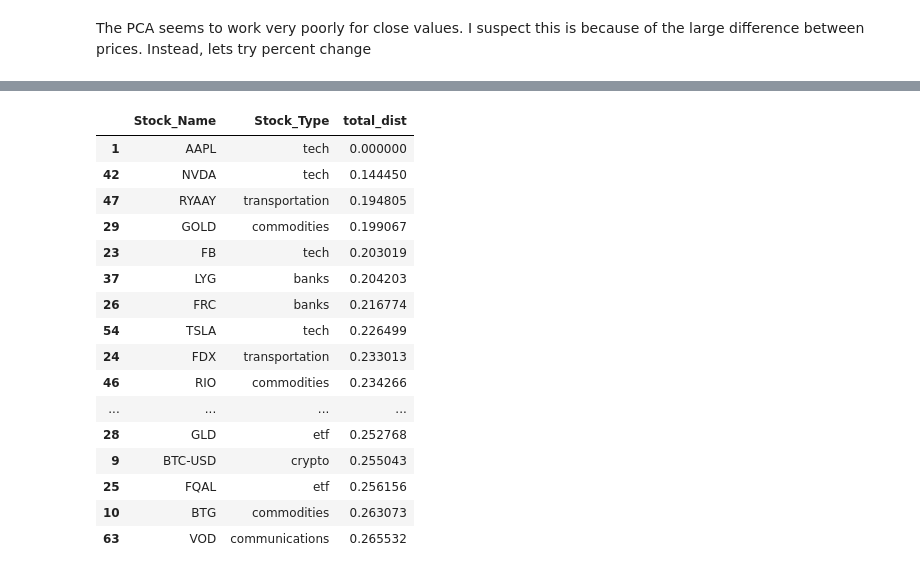
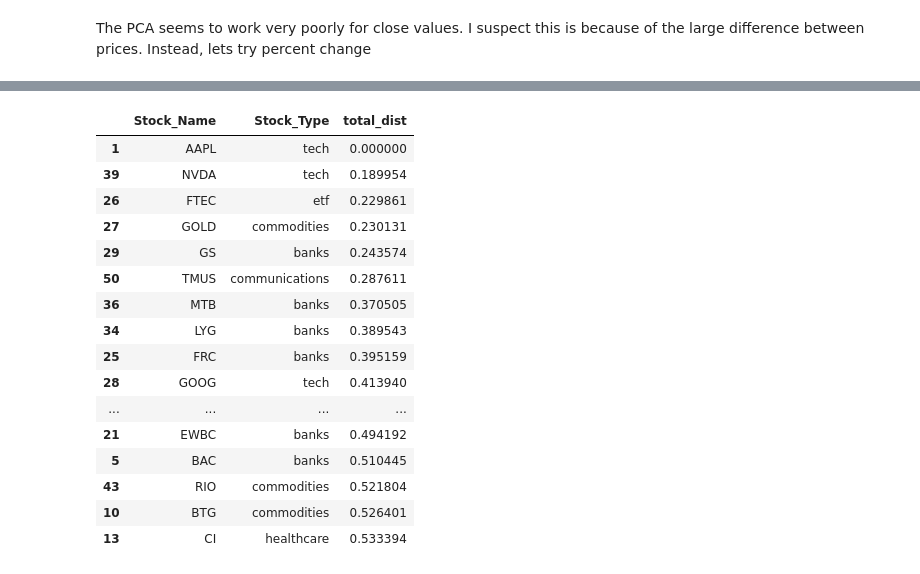
Before and after one commit to kylearbide/Stock-Market-Analysis-EMSE6575, a Jupyter notebook: notebooks/classification/PCA for Stocks.ipynb, the cells around one changed output, grey strips where cells are left out. Saved outputs shown, nothing was run; the diff lists cells and outputs as text; code cells hidden in the pictures.

```diff
--- a/notebooks/classification/PCA for Stocks.ipynb
+++ b/notebooks/classification/PCA for Stocks.ipynb
@@ -17,14 +17,15 @@ from sklearn.preprocessing import StandardScaler
 stock_names are all the stocks we want to capture, keep them in lists together based on same stock type
 """
 stock_names = [['aapl', 'msft', 'goog', 'amzn', 'tsla', 'fb', 'pltr', 'twtr', 'orcl', 'nvda'],
-          ['voo', 'spy', 'vde', 'gld', 'cibr', 'ivv', 'vcsh', 'spdn', 'fqal', 'ftec'],
+          ['voo', 'spy', 'vde', 'cibr', 'ivv', 'vcsh', 'spdn', 'fqal', 'ftec'],
           ['gold', 'xon', 'rio', 'vale', 'scco', 'lyb', 'btg', 'eva', 'bhp', 'nem'],
-          ['btc-usd', 'eth-usd', 'sol-usd', 'matic-usd', 'avax-usd', 'link-usd', 'doge-usd', 'cro-usd', 'atom-usd', 'uni-usd'],
-          ['ups', 'unp', 'cni', 'csx', 'nsc', 'fdx', 'ryaay', 'ual', 'aal', 'ksu'],
-          ['jnj', 'pfe', 'unh', 'abbv', 'abt', 'cvs', 'bmy', 'ci', 'mrna', 'hca'],
+          ['btc-usd', 'eth-usd', 'sol-usd', 'matic-usd', 'avax-usd', 'cro-usd', 'atom-usd', 'uni-usd'],
+          ['ups', 'unp', 'cni', 'csx', 'nsc', 'fdx', 'ryaay', 'aal', 'ksu'],
+          ['jnj', 'pfe', 'abbv', 'abt', 'cvs', 'bmy', 'ci', 'mrna', 'hca'],
           ['vz', 'cmcsa', 't', 'tmus', 'abnb', 'vod', 'zm', 'rblx', 'chtr', 'rci'],
           ['c', 'bac', 'mtb', 'lyg', 'frc', 'gs', 'bbva', 'wfc', 'sivb', 'ewbc']]
 allstocktypes = ['tech','etf','commodities','crypto','transportation','healthcare','communications','banks']
+# removed = 'link-usd': crypto, 'unh': healthcare, , 'gld': etf, 'ual':transportation, 'doge-usd':crypto
 # %%
 def map_name_to_type(stocks: list,types: list) -> dict:
     """
@@ -391,8 +392,8 @@ from the df above
 I can also get only the days that the market is open from the df above
 """
 
-desired_stocks = list(stocks_pct_change.columns)
-desired_days = list(stocks_pct_change.index)
+desired_stocks = list(stocks_diff_method_1.columns)
+desired_days = list(stocks_diff_method_1.index)
 desired_days = [day.strftime('%Y-%m-%d') for day in desired_days]
 # %%
 """
@@ -496,7 +497,7 @@ ax.set_title('Principal Components and Stock type', fontsize = 20)
 loadings = pd.DataFrame(pca.components_ )
 loadings= loadings[[0,1]]
 loadings.columns =['PC1', 'PC2']
-loadings['Stock_Name'] = list(stocks_pct_change.columns)
+loadings['Stock_Name'] = desired_stocks
 loadings['Stock_Type'] = loadings['Stock_Name'].map(stock_map)
 
 for stocktype, color in zip(allstocktypes,color):
@@ -506,7 +507,7 @@ for stocktype, color in zip(allstocktypes,color):
                , c = color
                , s = 50)
 
-for i, label in enumerate(list(stocks_pct_change.columns)):
+for i, label in enumerate(desired_stocks):
     ax.annotate(label, (loadings.loc[i, 'PC1'], loadings.loc[i, 'PC2']))
 ax.legend(allstocktypes)
 ax.grid()
@@ -516,42 +517,42 @@ ax.grid()
 # %%
 def find_closest_components(loadings: pd.DataFrame,stock: str) -> pd.DataFrame:
     """
     Find the stocks that are close based on principal components 1 and 2
     Hopefully, this should give an idea of which features could be useful in the classification
     Args:
         loadings: The loadings dataframe from the pca above (pandas)
         stock: the stock which you want to find the closest neighbors
     Returns:
         pandas: Dataframe of all the stocks sorted based on distance from input: stock
     """
 
 
     pc1_stock = loadings.loc[loadings['Stock_Name']==stock, 'PC1']
     pc2_stock = loadings.loc[loadings['Stock_Name']==stock, 'PC2']
 
     loadings['PC1_dist'] = abs(loadings['PC1'] - float(pc1_stock))
     loadings['PC2_dist'] = abs(loadings['PC2'] - float(pc2_stock))
-    loadings['total_dist'] = loadings['PC1_dist'] + loadings['PC2_dist']
+    loadings['total_dist'] = loadings['PC1_dist'] + loadings['PC2_dist']*3
 
     closest_stocks = loadings[['Stock_Name','Stock_Type','total_dist']].sort_values('total_dist')
     return (closest_stocks)
 
 find_closest_components(loadings,'AAPL').head(20)
 # %% [output]
 |  | Stock_Name | Stock_Type | total_dist |
 | 1 | AAPL | tech | 0.000000 |
-| 42 | NVDA | tech | 0.144450 |
-| 47 | RYAAY | transportation | 0.194805 |
-| 29 | GOLD | commodities | 0.199067 |
-| 23 | FB | tech | 0.203019 |
-| 37 | LYG | banks | 0.204203 |
-| 26 | FRC | banks | 0.216774 |
-| 54 | TSLA | tech | 0.226499 |
-| 24 | FDX | transportation | 0.233013 |
-| 46 | RIO | commodities | 0.234266 |
+| 39 | NVDA | tech | 0.189954 |
+| 26 | FTEC | etf | 0.229861 |
+| 27 | GOLD | commodities | 0.230131 |
+| 29 | GS | banks | 0.243574 |
+| 50 | TMUS | communications | 0.287611 |
+| 36 | MTB | banks | 0.370505 |
+| 34 | LYG | banks | 0.389543 |
+| 25 | FRC | banks | 0.395159 |
+| 28 | GOOG | tech | 0.413940 |
 | ... | ... | ... | ... |
-| 28 | GLD | etf | 0.252768 |
-| 9 | BTC-USD | crypto | 0.255043 |
-| 25 | FQAL | etf | 0.256156 |
-| 10 | BTG | commodities | 0.263073 |
-| 63 | VOD | communications | 0.265532 |
+| 21 | EWBC | banks | 0.494192 |
+| 5 | BAC | banks | 0.510445 |
+| 43 | RIO | commodities | 0.521804 |
+| 10 | BTG | commodities | 0.526401 |
+| 13 | CI | healthcare | 0.533394 |
```
Also changed, not shown: parts of 10 cells of this notebook.
